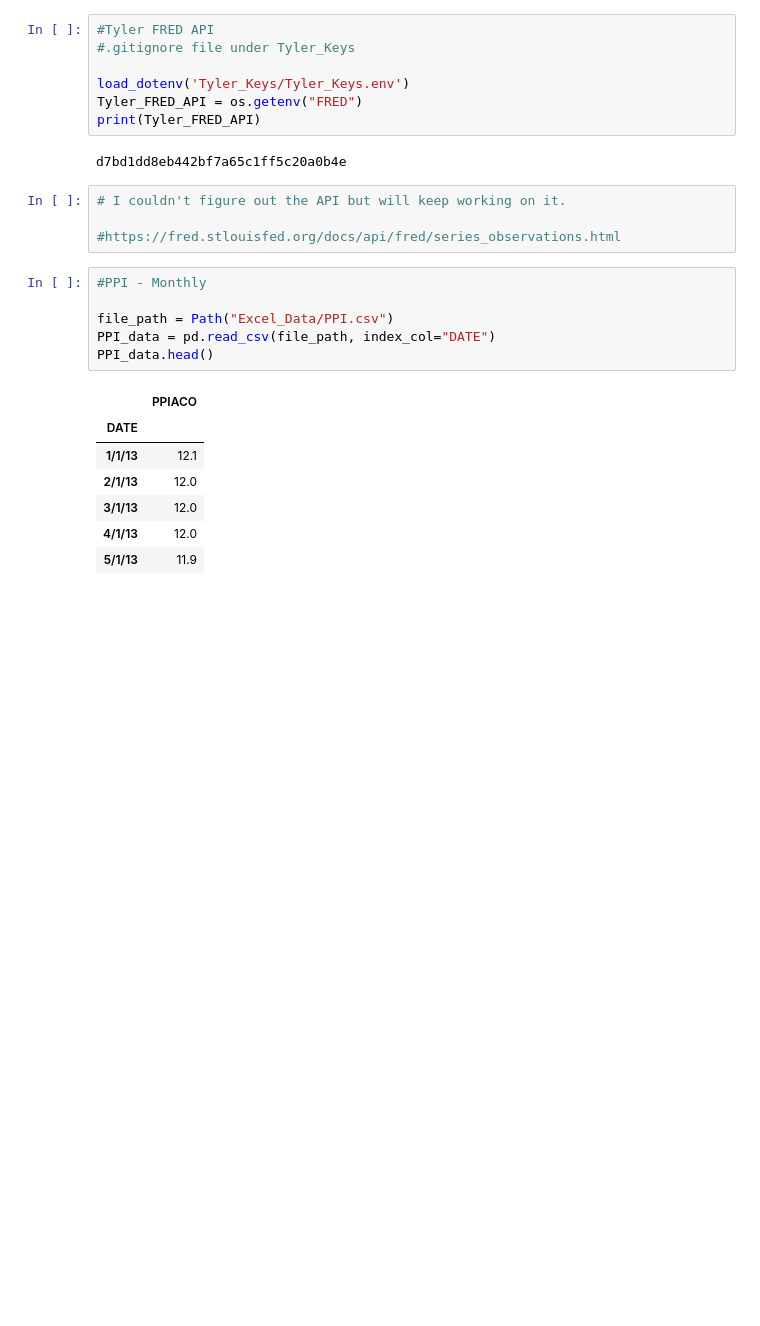
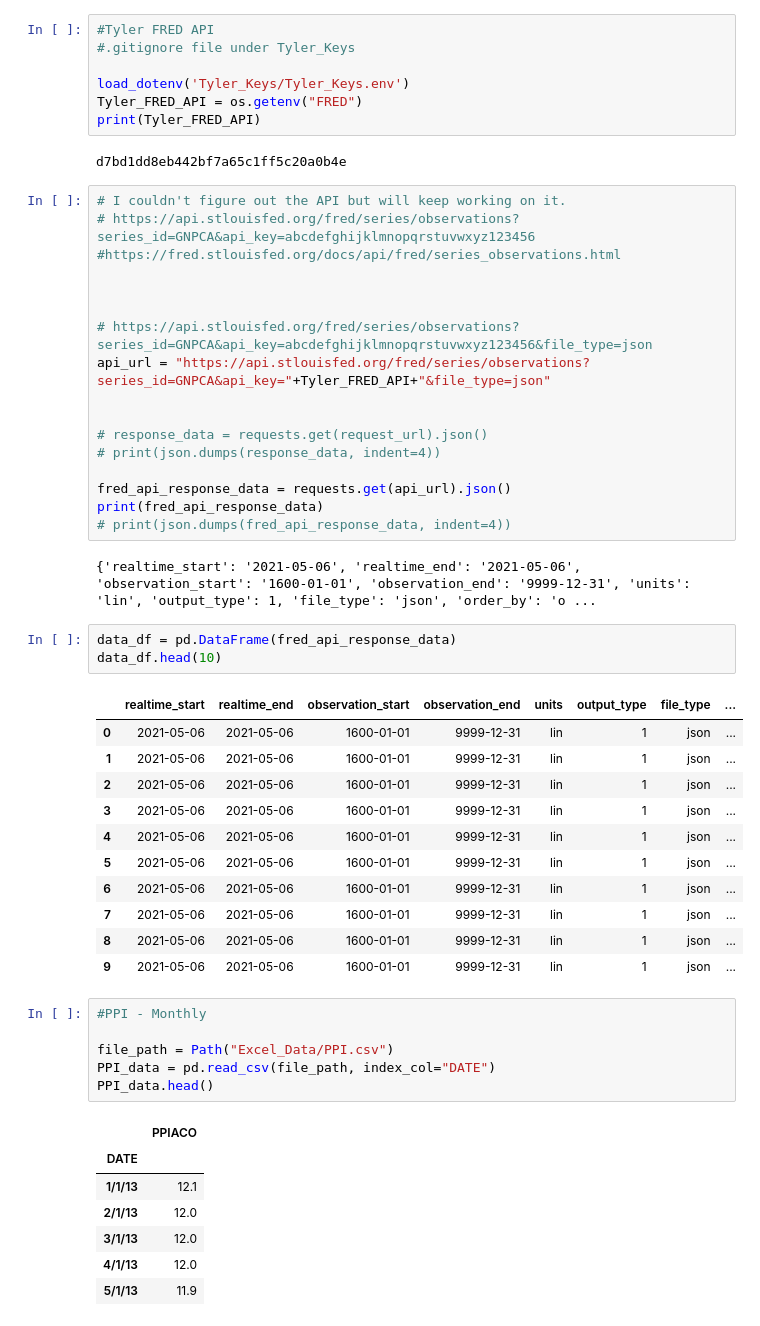
Before and after one commit to 44nash/project_1, a Jupyter notebook: Tyler_Additions.ipynb, the cells around one changed output. Drawn from its saved outputs; the diff is of its cells as text; blank space fills up the shorter version.

Commit message:
fred api from tyler is working

```diff
--- a/Tyler_Additions.ipynb
+++ b/Tyler_Additions.ipynb
@@ -28,10 +28,40 @@ Tyler_FRED_API = os.getenv("FRED")
 print(Tyler_FRED_API)
 # %% [output]
 d7bd1dd8eb442bf7a65c1ff5c20a0b4e
-# %%
-# I couldn't figure out the API but will keep working on it.
-
-#https://fred.stlouisfed.org/docs/api/fred/series_observations.html
+# %%
+# I couldn't figure out the API but will keep working on it.
+# https://api.stlouisfed.org/fred/series/observations?series_id=GNPCA&api_key=abcdefghijklmnopqrstuvwxyz123456
+#https://fred.stlouisfed.org/docs/api/fred/series_observations.html
+
+
+
+# https://api.stlouisfed.org/fred/series/observations?series_id=GNPCA&api_key=abcdefghijklmnopqrstuvwxyz123456&file_type=json
+api_url = "https://api.stlouisfed.org/fred/series/observations?series_id=GNPCA&api_key="+Tyler_FRED_API+"&file_type=json"
+
+
+# response_data = requests.get(request_url).json()
+# print(json.dumps(response_data, indent=4))
+
+fred_api_response_data = requests.get(api_url).json()
+print(fred_api_response_data)
+# print(json.dumps(fred_api_response_data, indent=4))
+# %% [output]
+{'realtime_start': '2021-05-06', 'realtime_end': '2021-05-06', 'observation_start': '1600-01-01', 'observation_end': '9999-12-31', 'units': 'lin', 'output_type': 1, 'file_type': 'json', 'order_by': 'o ...
+# %%
+data_df = pd.DataFrame(fred_api_response_data)
+data_df.head(10)
+# %% [output]
+|  | realtime_start | realtime_end | observation_start | observation_end | units | output_type | file_type | ... |
+| 0 | 2021-05-06 | 2021-05-06 | 1600-01-01 | 9999-12-31 | lin | 1 | json | ... |
+| 1 | 2021-05-06 | 2021-05-06 | 1600-01-01 | 9999-12-31 | lin | 1 | json | ... |
+| 2 | 2021-05-06 | 2021-05-06 | 1600-01-01 | 9999-12-31 | lin | 1 | json | ... |
+| 3 | 2021-05-06 | 2021-05-06 | 1600-01-01 | 9999-12-31 | lin | 1 | json | ... |
+| 4 | 2021-05-06 | 2021-05-06 | 1600-01-01 | 9999-12-31 | lin | 1 | json | ... |
+| 5 | 2021-05-06 | 2021-05-06 | 1600-01-01 | 9999-12-31 | lin | 1 | json | ... |
+| 6 | 2021-05-06 | 2021-05-06 | 1600-01-01 | 9999-12-31 | lin | 1 | json | ... |
+| 7 | 2021-05-06 | 2021-05-06 | 1600-01-01 | 9999-12-31 | lin | 1 | json | ... |
+| 8 | 2021-05-06 | 2021-05-06 | 1600-01-01 | 9999-12-31 | lin | 1 | json | ... |
+| 9 | 2021-05-06 | 2021-05-06 | 1600-01-01 | 9999-12-31 | lin | 1 | json | ... |
 # %%
 #PPI - Monthly
 
```
Also changed, not shown: 1 other file.
